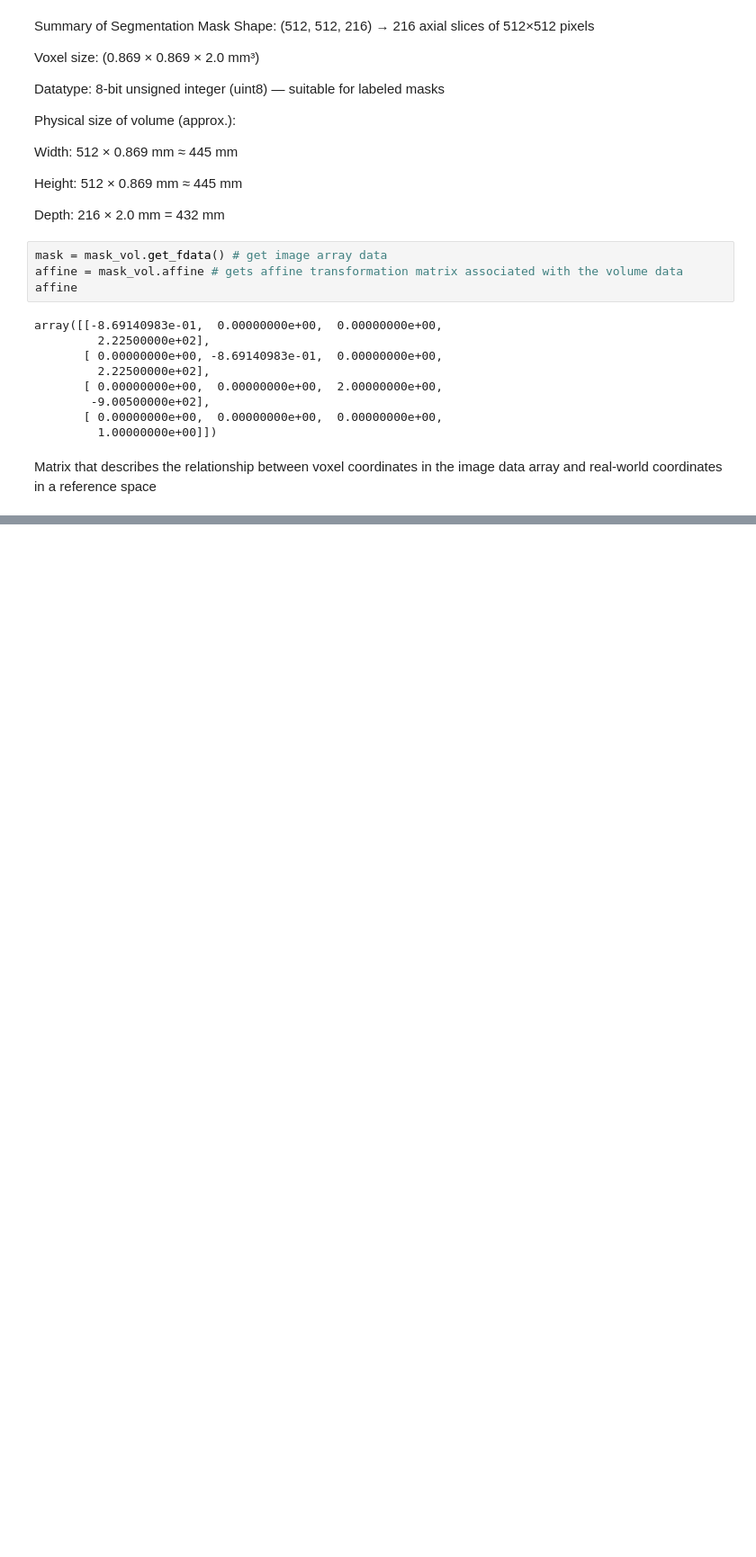
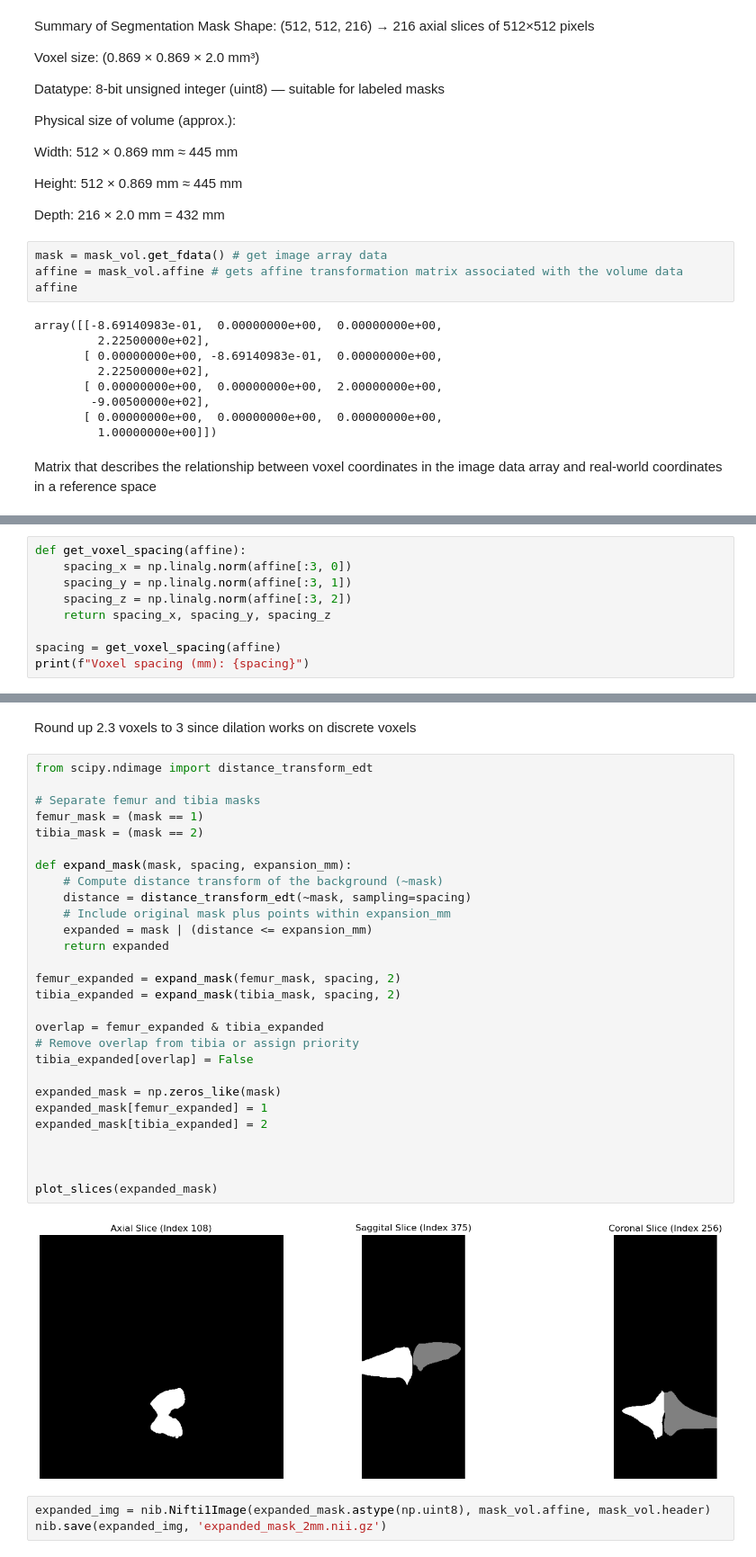
Before and after one commit to kitarp07/RA_Selection_Task, a Jupyter notebook: notebooks/contour_expansion.ipynb, the cells around one changed output, grey strips where cells are left out. Shown at 90% size. Cells and saved outputs as stored; diff of their text form; blank space fills up the shorter version.

Commit message:
made changed to randomized contour adjustment and contour expansion

```diff
--- a/notebooks/contour_expansion.ipynb
+++ b/notebooks/contour_expansion.ipynb
@@ -44,0 +83,9 @@ Matrix that describes the relationship between voxel coordinates in the image da
+# %%
+def get_voxel_spacing(affine):
+    spacing_x = np.linalg.norm(affine[:3, 0])
+    spacing_y = np.linalg.norm(affine[:3, 1])
+    spacing_z = np.linalg.norm(affine[:3, 2])
+    return spacing_x, spacing_y, spacing_z
+
+spacing = get_voxel_spacing(affine)
+print(f"Voxel spacing (mm): {spacing}")
@@ -44,0 +113,35 @@ Matrix that describes the relationship between voxel coordinates in the image da
+# %% [markdown]
+Round up 2.3 voxels to 3 since dilation works on discrete voxels
+# %%
+from scipy.ndimage import distance_transform_edt
+
+# Separate femur and tibia masks
+femur_mask = (mask == 1)
+tibia_mask = (mask == 2)
+
+def expand_mask(mask, spacing, expansion_mm):
+    # Compute distance transform of the background (~mask)
+    distance = distance_transform_edt(~mask, sampling=spacing)
+    # Include original mask plus points within expansion_mm
+    expanded = mask | (distance <= expansion_mm)
+    return expanded
+
+femur_expanded = expand_mask(femur_mask, spacing, 2)
+tibia_expanded = expand_mask(tibia_mask, spacing, 2)
+
+overlap = femur_expanded & tibia_expanded
+# Remove overlap from tibia or assign priority
+tibia_expanded[overlap] = False
+
+expanded_mask = np.zeros_like(mask)
+expanded_mask[femur_expanded] = 1
+expanded_mask[tibia_expanded] = 2
+
+
+
+plot_slices(expanded_mask)
+# %% [output]
+[figure, added]
+# %%
+expanded_img = nib.Nifti1Image(expanded_mask.astype(np.uint8), mask_vol.affine, mask_vol.header)
+nib.save(expanded_img, 'expanded_mask_2mm.nii.gz')
```
Also changed, not shown: parts of 18 cells of this notebook, 1 other file.
